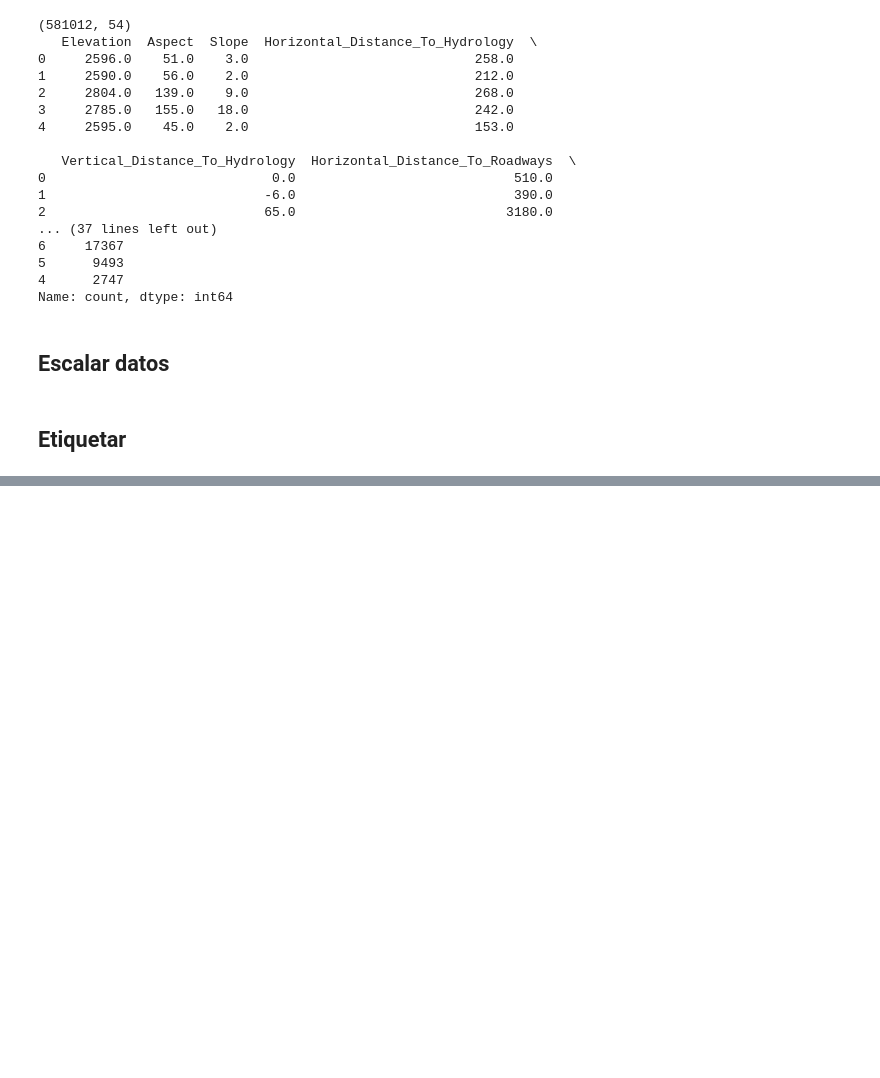
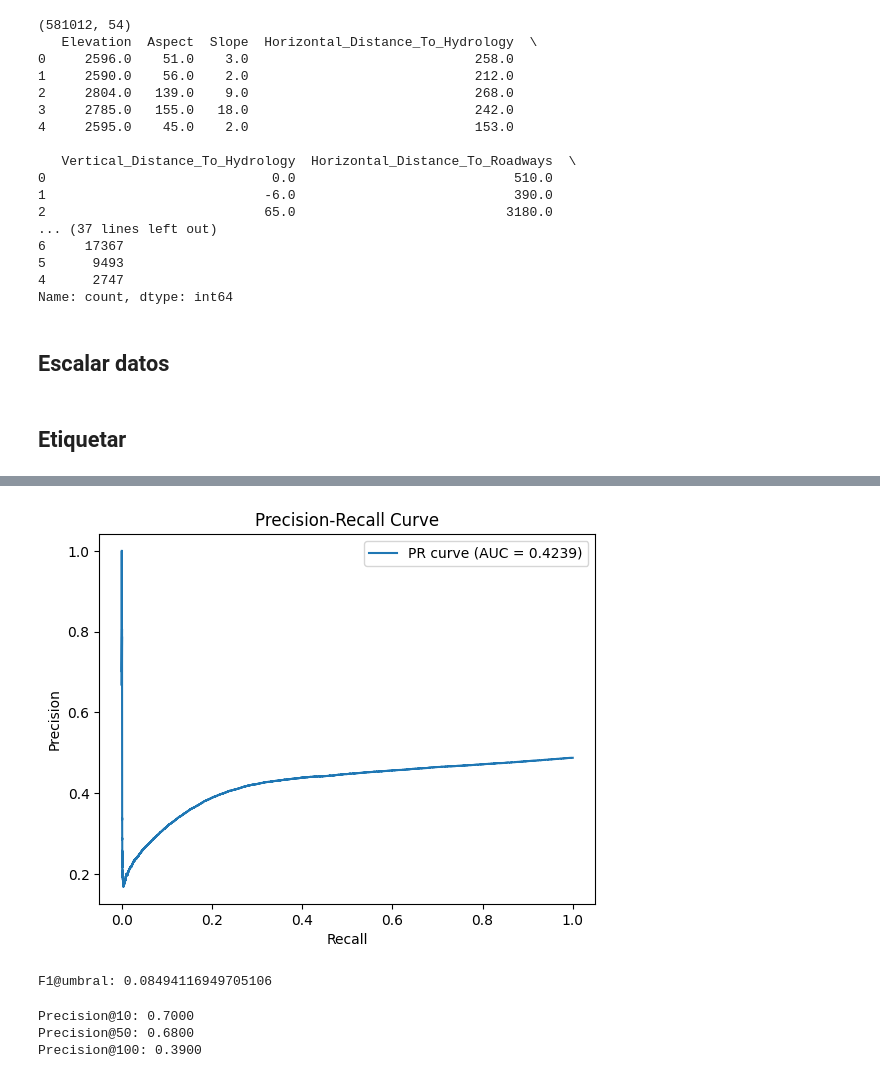
Before and after one commit to Maria-Villafuerte/Labs_Data_Science, a Jupyter notebook: Lab_8/covtype.ipynb, the cells around one changed output, grey strips where cells are left out. Drawn from its saved outputs; the diff is of its cells as text; code cells hidden in the pictures; blank space fills up the shorter version.

```diff
--- a/Lab_8/covtype.ipynb
+++ b/Lab_8/covtype.ipynb
@@ -61,0 +195,30 @@ Name: count, dtype: int64
+# %%
+precision, recall, _ = precision_recall_curve(y_test, reconstruction_errors)
+pr_auc = average_precision_score(y_test, reconstruction_errors)
+
+plt.plot(recall, precision, label=f"PR curve (AUC = {pr_auc:.4f})")
+plt.xlabel("Recall")
+plt.ylabel("Precision")
+plt.title("Precision-Recall Curve")
+plt.legend()
+plt.show()
+# %% [output]
+[figure, added]
+# %%
+f1 = f1_score(y_test, y_pred_binary)
+print("F1@umbral:", f1)
+# %% [output]
+F1@umbral: 0.08494116949705106
+# %%
+def precision_at_k(y_true, scores, k):
+    # Ordenar por score (descendente)
+    idx = np.argsort(scores)[::-1]
+    top_k = idx[:k]
+    return np.mean(y_true[top_k])
+
+for k in [10, 50, 100]:
+    print(f"Precision@{k}: {precision_at_k(y_test, reconstruction_errors, k):.4f}")
+# %% [output]
+Precision@10: 0.7000
+Precision@50: 0.6800
+Precision@100: 0.3900
```
Also changed, not shown: parts of 11 cells of this notebook.
